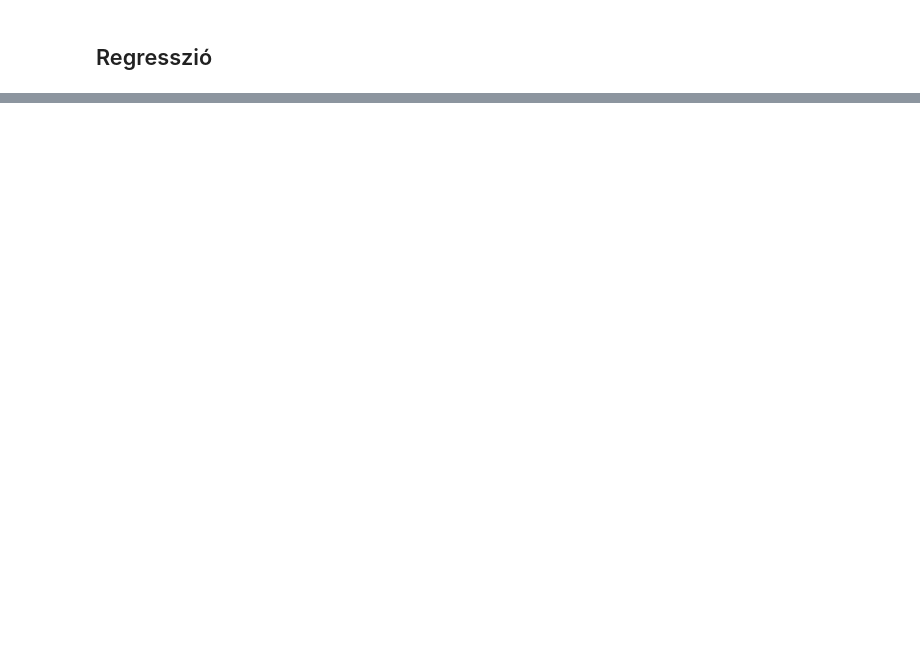
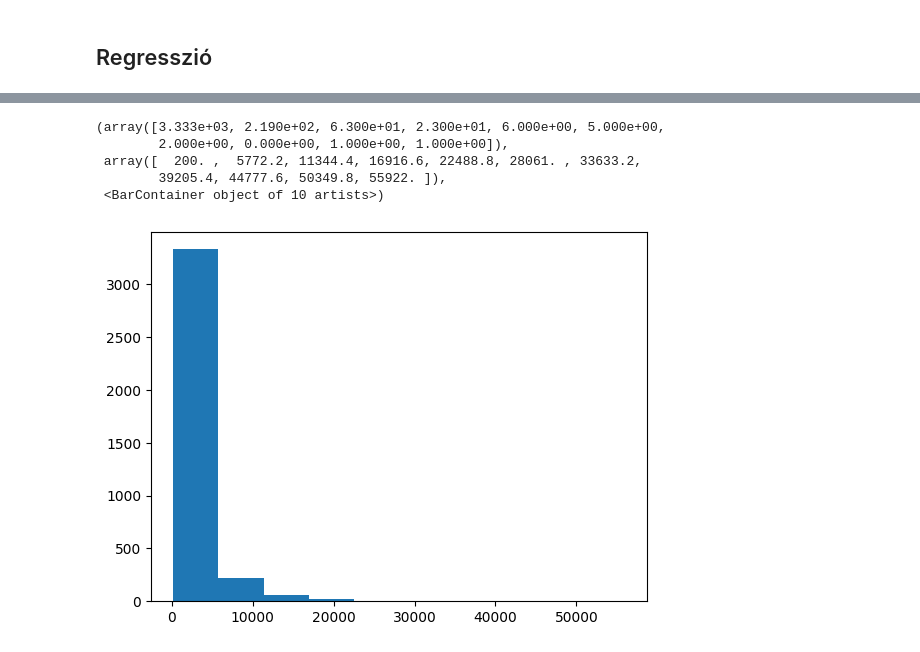
Before and after one commit to szendiagoston/TabNet, a Jupyter notebook: TabNet.ipynb, the cells around one changed output, grey strips where cells are left out. Saved outputs shown, nothing was run; the diff lists cells and outputs as text; code cells hidden in the pictures; blank space fills up the shorter version.

```diff
--- a/TabNet.ipynb
+++ b/TabNet.ipynb
@@ -1187,0 +1291,9 @@ Early stopping occurred at epoch 62 with best_epoch = 12 and best_valid_mse = 11
+# %%
+plt.hist(y_train[y_train>0])
+# %% [output]
+(array([3.333e+03, 2.190e+02, 6.300e+01, 2.300e+01, 6.000e+00, 5.000e+00,
+        2.000e+00, 0.000e+00, 1.000e+00, 1.000e+00]),
+ array([  200. ,  5772.2, 11344.4, 16916.6, 22488.8, 28061. , 33633.2,
+        39205.4, 44777.6, 50349.8, 55922. ]),
+ <BarContainer object of 10 artists>)
+[figure, added]
```
Also changed, not shown: parts of 21 cells of this notebook.
